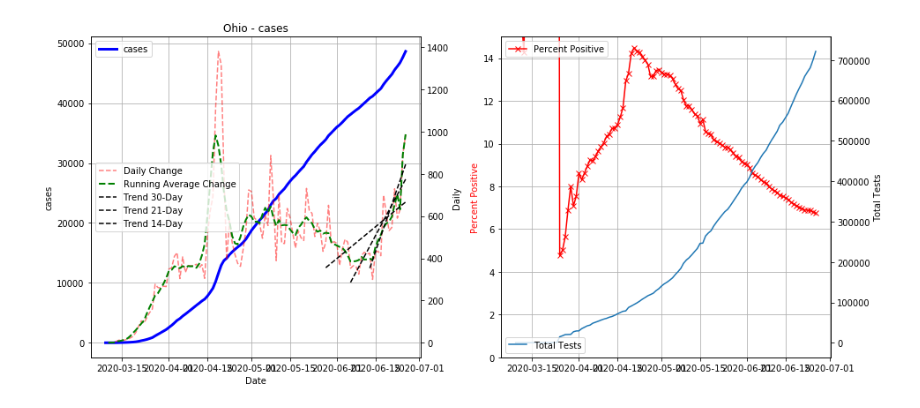
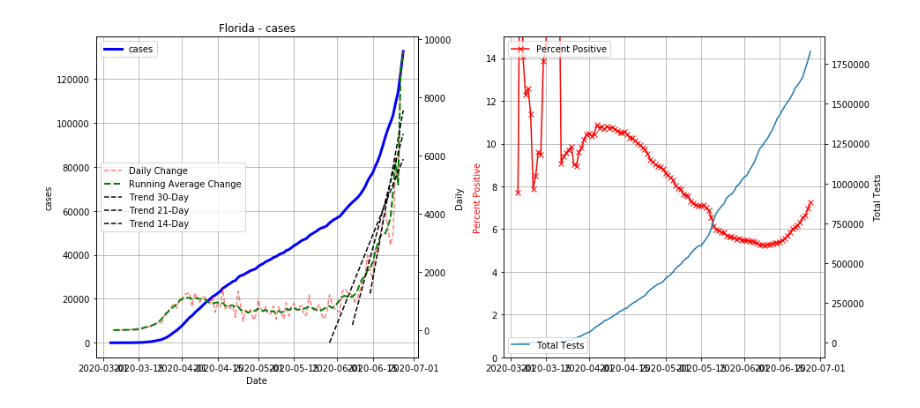
Before and after one commit to earwole1/covid, a Jupyter notebook: covid.ipynb, the cells around one changed output. Cells and saved outputs as stored; diff of their text form; code cells hidden in the pictures.

```diff
--- a/covid.ipynb
+++ b/covid.ipynb
@@ -2,6 +22,6 @@
 from covid import Covid
 c = Covid()
 # %%
-fig = c.plot_state("Ohio", "cases")
+_ = c.plot_state("Florida", "cases")
 # %% [output]
-[figure, old version]
+[figure, new version]
```
Also changed, not shown: parts of 3 cells of this notebook, 1 other file.
